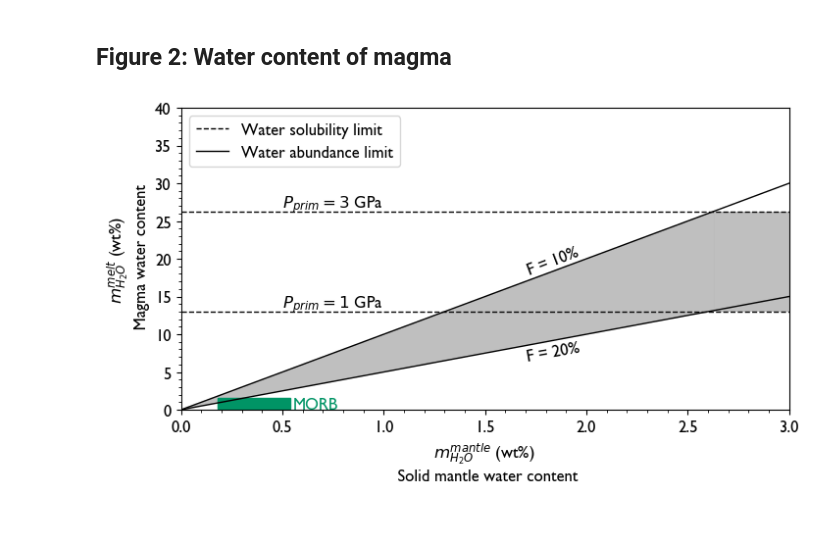
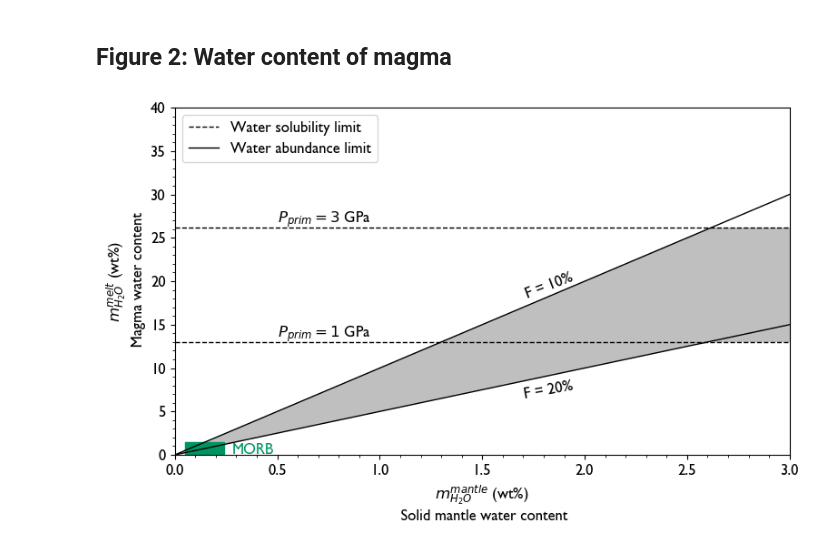
Before and after one commit to trentagon/trout, a Jupyter notebook: plot_methods.ipynb, the cells around one changed output. Saved outputs shown, nothing was run; the diff lists cells and outputs as text; code cells hidden in the pictures; blank space fills up the shorter version.

Commit message:
Updated plotting boundaries

```diff
--- a/plot_methods.ipynb
+++ b/plot_methods.ipynb
@@ -49,7 +49,7 @@ col_io = "#59256a"
 # %%
 lwdt = 1
 fig, ax = plt.subplots(1, 1)
-fig.set_size_inches(8,4)
+fig.set_size_inches(8,5)
 
 ax.minorticks_on()
 
@@ -70,34 +70,34 @@ ax.axhline(m_sat1,linestyle='--',label='Water solubility limit',color=col_dots,a
 # ax.axhline(m_sat2,linestyle='--',color='grey',alpha=alp,linewidth=lwdt2)
 ax.axhline(m_sat3,linestyle='--',color=col_dots,alpha=alp,linewidth=lwdt2)
 # ax.axhline(m_sat5,linestyle='--',color='grey',alpha=alp,linewidth=lwdt2)
 
 ax.plot(WMF*100,m_melt10*100,'-',label='Water abundance limit',linewidth=lwdt,color=col_dots)
 # ax.plot(WMF*100,m_melt15*100,'-',linewidth=lwdt,color='black')
 ax.plot(WMF*100,m_melt20*100,'-',linewidth=lwdt,color=col_dots)
 
 ax.text(0.5,m_sat1+0.5,'$P_{prim} = 1$ GPa',fontsize=l_fs,color=col_dots)
 # ax.text(10.4,m_sat2+0.5,'$P_{prim} = 2$ GPa',c='grey',fontsize=l_fs)
 ax.text(0.5,m_sat3+0.5,'$P_{prim} = 3$ GPa',fontsize=l_fs,color=col_dots)
 # ax.text(10.4,m_sat5+0.5,'$P_{prim} = 5$ GPa',c='grey',fontsize=l_fs)
 
 ax.text(1.7,18,'F = 10%',fontsize=l_fs,rotation=21,color=col_dots)
 # ax.text(4.25,30,'F = 15%',c='black',fontsize=l_fs,rotation=45)
 ax.text(1.7,6.5,'F = 20%',fontsize=l_fs,rotation=10,color=col_dots)
 
 # Draw a box on the plot
-rect = plt.Rectangle((0.18, 0.1), 0.54 - 0.18, 1.5 - 0.1, linewidth=1, edgecolor=col_earth, facecolor=col_earth)
+rect = plt.Rectangle((0.049, 0.1), 0.24 - 0.049, 1.5 - 0.1, linewidth=1, edgecolor=col_earth, facecolor=col_earth)
 ax.add_patch(rect)
 
 # Annotate the box
-ax.text(0.55, 0.1, 'MORB', fontsize=l_fs, color=col_earth)
+ax.text(0.28, 0.1, 'MORB', fontsize=l_fs, color=col_earth)
 
 ax.set_xlim(0,3)
 ax.set_ylim(0,40)
 
 ax.set_xlabel('$m_{H_2O}^{mantle}$ (wt%) \n Solid mantle water content',fontsize = l_fs)
 ax.set_ylabel('$m_{H_2O}^{melt}$ (wt%) \n Magma water content', fontsize = l_fs)
 ax.legend(ncol=1,columnspacing=.8,labelspacing=.4,fontsize=l_fs,loc='upper left')
-
+fig.tight_layout()
 plt.show()
 # %% [output]
-[figure, old version]
+[figure, new version]
```
Also changed, not shown: parts of 1 cell of this notebook, 3 other files.
